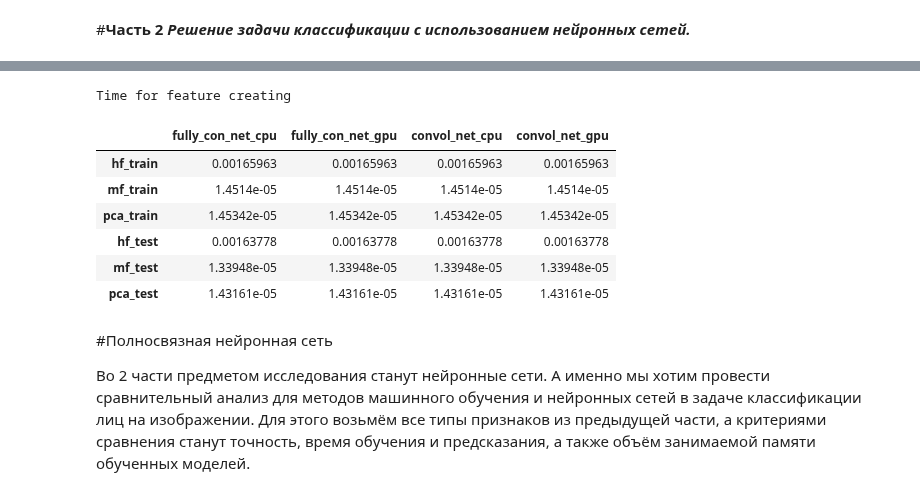
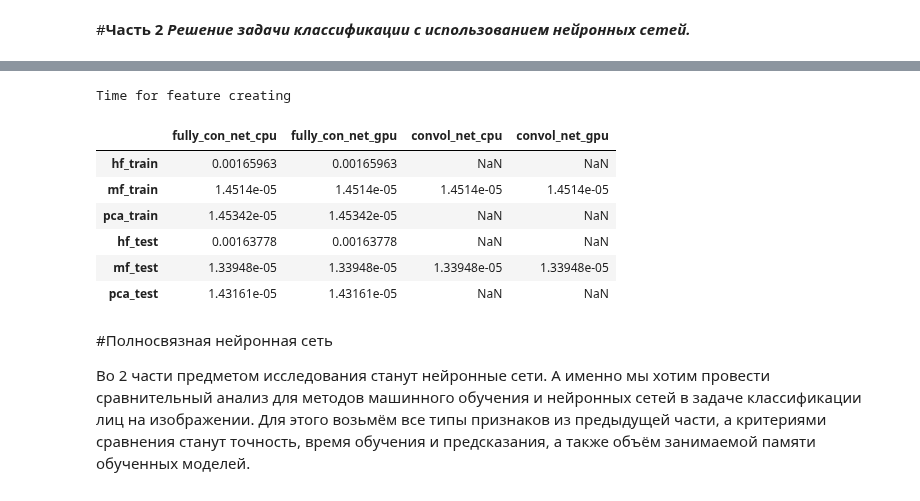
Before and after one commit to Kat-ies/Coursework, a Jupyter notebook: Neural_network_face_classificaion.ipynb, the cells around one changed output, grey strips where cells are left out. Saved outputs shown, nothing was run; the diff lists cells and outputs as text; code cells hidden in the pictures.

```diff
--- a/Neural_network_face_classificaion.ipynb
+++ b/Neural_network_face_classificaion.ipynb
@@ -29,9 +29,15 @@ import torch.nn.functional as F
 import matplotlib.pyplot as plt
 from sklearn.metrics import accuracy_score
 import torch.optim as optim
+from torch.nn.utils import clip_grad_norm
 import time
 
+Faces = namedtuple('Faces', 'img is_face filename rect')
+Rectangle = namedtuple('Rectangle', 'x y w h')
+
 all_features = joblib.load(os.path.join(PATH,'all_features.pkl'))
+#x_test = joblib.load(os.path.join(PATH,'x_test.pkl'))
+x_train = joblib.load(os.path.join(PATH,'x_train.pkl'))
 y_train = joblib.load(os.path.join(PATH,'y_train.pkl'))
 y_test = joblib.load(os.path.join(PATH,'y_test.pkl'))
 time_of_features_creat = joblib.load(os.path.join(PATH,'time_of_features_creat.pkl'))
@@ -45,19 +51,22 @@ net_accuracy = pd.DataFrame(features_list, index=['1', '2', '3'], columns=['feat
 # %%
 #сразу приплюсуем время на создание самих признаков
 for i, rows in enumerate(categories):
-    net_time_df.loc[rows] = time_of_features_creat[i]
+    if rows[:2] == 'mf':
+        net_time_df.loc[rows] = time_of_features_creat[i]
+    else:
+        net_time_df.loc[rows][0]= net_time_df.loc[rows][1] = time_of_features_creat[i]
 
 print('Time for feature creating')
 net_time_df[:]
 # %% [output]
 Time for feature creating
 |  | fully_con_net_cpu | fully_con_net_gpu | convol_net_cpu | convol_net_gpu |
-| hf_train | 0.00165963 | 0.00165963 | 0.00165963 | 0.00165963 |
+| hf_train | 0.00165963 | 0.00165963 | NaN | NaN |
 | mf_train | 1.4514e-05 | 1.4514e-05 | 1.4514e-05 | 1.4514e-05 |
-| pca_train | 1.45342e-05 | 1.45342e-05 | 1.45342e-05 | 1.45342e-05 |
-| hf_test | 0.00163778 | 0.00163778 | 0.00163778 | 0.00163778 |
+| pca_train | 1.45342e-05 | 1.45342e-05 | NaN | NaN |
+| hf_test | 0.00163778 | 0.00163778 | NaN | NaN |
 | mf_test | 1.33948e-05 | 1.33948e-05 | 1.33948e-05 | 1.33948e-05 |
-| pca_test | 1.43161e-05 | 1.43161e-05 | 1.43161e-05 | 1.43161e-05 |
+| pca_test | 1.43161e-05 | 1.43161e-05 | NaN | NaN |
 # %% [markdown]
 #Полносвязная нейронная сеть
 
```
Also changed, not shown: parts of 19 cells of this notebook.
